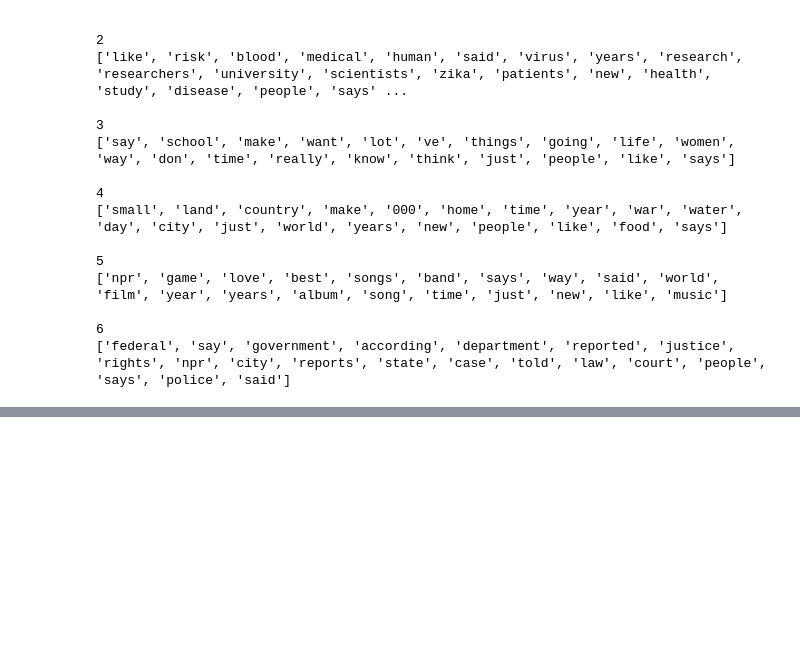
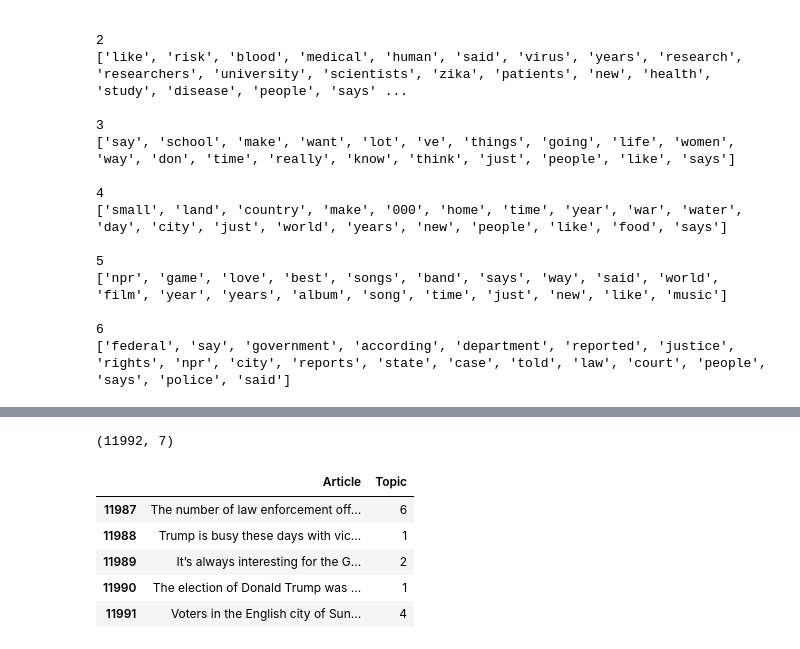
Before and after one commit to mralamdari/NLP-Topic-Modeling, a Jupyter notebook: NLP_Topic_Modeling.ipynb, the cells around one changed output, grey strips where cells are left out. Cells and saved outputs as stored; diff of their text form; code cells hidden in the pictures; blank space fills up the shorter version.

```diff
--- a/NLP_Topic_Modeling.ipynb
+++ b/NLP_Topic_Modeling.ipynb
@@ -209,0 +212,2 @@ for index, topic in enumerate(LDA.components_):
+# %%
+topic_results = LDA.transform(dtm)
@@ -209,0 +237,15 @@ for index, topic in enumerate(LDA.components_):
+# %%
+topic_results.shape
+# %% [output]
+(11992, 7)
+# %%
+npr['Topic'] = topic_results.argmax(axis=1)
+# %%
+npr.tail()
+# %% [output]
+|  | Article | Topic |
+| 11987 | The number of law enforcement off... | 6 |
+| 11988 | Trump is busy these days with vic... | 1 |
+| 11989 | It’s always interesting for the G... | 2 |
+| 11990 | The election of Donald Trump was ... | 1 |
+| 11991 | Voters in the English city of Sun... | 4 |
```
Also changed, not shown: parts of 2 cells of this notebook.
